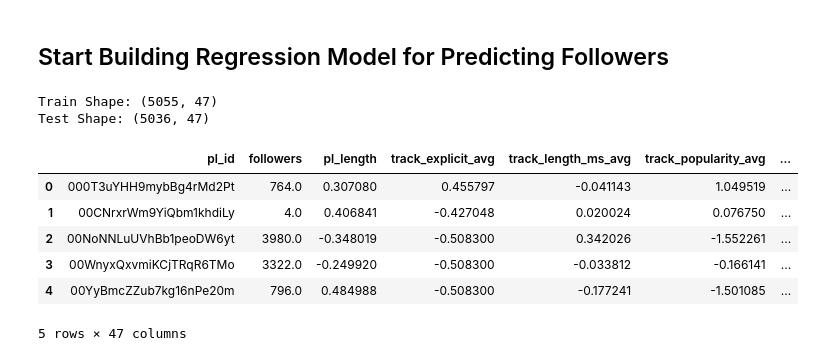
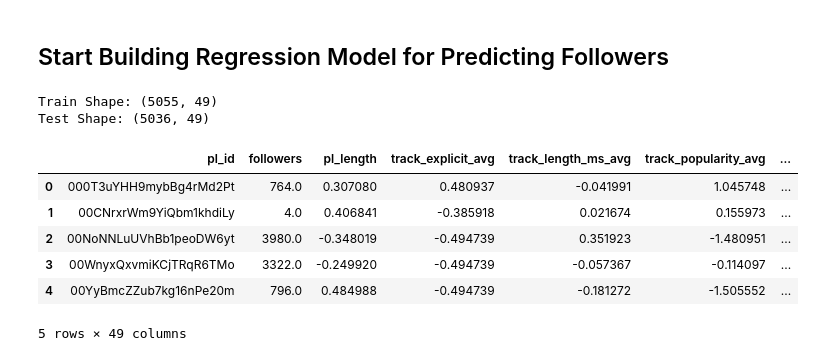
Before and after one commit to dhnightingale/webpage_spotify, a Jupyter notebook: notebooks/Spotify Data Analysis.ipynb, the cells around one changed output. Drawn from its saved outputs; the diff is of its cells as text; code cells hidden in the pictures.

```diff
--- a/notebooks/Spotify Data Analysis.ipynb
+++ b/notebooks/Spotify Data Analysis.ipynb
@@ -238,3 +236,7 @@ spotify_data_cleaned.head()
 | 3 | 4594125 | "mint is original, Spotify's fres... | https://api.spotify.com/v1/users/... | 37i9dQZF1DX4dyzvuaRJ0n | 60 | mint | 2017-11-17T02:38:57Z | 4iCNvVip0iPumdWvnDXrlw | ... |
 | 4 | 4594125 | "mint is original, Spotify's fres... | https://api.spotify.com/v1/users/... | 37i9dQZF1DX4dyzvuaRJ0n | 60 | mint | 2017-11-17T02:38:57Z | 1GBB9KOZlpCKeajYypiJ0C | ... |
 5 rows × 66 columns
+# %%
+# unpickle MSD data, merge with full dataset
+MSD = pd.read_pickle(data_folder + "MSD_data")
+spotify_data_cleaned = spotify_data_cleaned.merge(MSD, left_on=["track_name", "track_album_name"], right_on=["song", "album"], how='left')
@@ -241,3 +247,6 @@ spotify_data_cleaned.head()
+# %%
+# replace release year = 0 with NA
+spotify_data_cleaned['release_year'] = spotify_data_cleaned['release_year'].replace(0,np.NaN)
 # %%
 # re-check percent "missingness" (NaN) for each variable, cleaned dataset
 print(font.bold + "Percent Missing Values for each field:" + font.end)
@@ -284,13 +293,17 @@ playlist_data.rename(index=str, columns={"track_days": "pl_age"}, inplace=True)
 genres = spotify_data_cleaned.groupby('pl_id', as_index=False)['track_artist_genres'].groups
 
 # convert the dictionary to lists of unique genres and number of them
-playlist_genres = []
 playlist_variety = []
 for ID in pl_IDs:
-    entry = list(genres[ID])
-    playlist_genres.append(entry)
-    playlist_variety.append(len(entry))
+    indices = genres[ID]
+    entries = spotify_data_cleaned.iloc[indices]['track_artist_genres']
+    pl_genres = []
+    for entry in entries:
+        current_genres = entry.split("'")[1::2]
+        for word in current_genres:
+            if word not in pl_genres:
+                pl_genres.append(word)
+    playlist_variety.append(len(pl_genres))
 
 # add the lists to playlist dataframe
-# playlist_data['pl_genres'] = playlist_genres
 playlist_data['pl_genres_variety'] = playlist_variety
@@ -349,6 +354,6 @@ Top 5% of playlists have 3325 followers or more
 # %%
-# drop missing; few playlists
-playlist_data = playlist_data.dropna(how = 'any')
+# drop missing (for any variables except from MSD dataset); few playlists
+playlist_data = playlist_data.dropna(subset=['pl_age','track_days_avg'], how = 'any')
 # %%
 playlist_data.head()
 # %% [output]
@@ -478,29 +483,32 @@ ax.legend(loc='best')
 # %%
 # Split the dataset into train and test datasets
 np.random.seed(9001)
 msk = np.random.rand(len(playlist_data)) < 0.5
 train = playlist_data[msk]
 test = playlist_data[~msk]
 
 train = train.reset_index(drop=True)
 test = test.reset_index(drop=True)
 
 print("Train Shape:", train.shape)
 print("Test Shape:", test.shape)
 
 # Standardize Continuous Predictors
-col_stand = np.concatenate((train.columns[2:30], train.columns[33:45]))
+col_stand = np.concatenate((train.columns[2:30], train.columns[33:48]))
+mean = train[col_stand].mean() # save for later
+std = train[col_stand].std() # save for later
+
 test[col_stand] = (test[col_stand] - train[col_stand].mean()) / train[col_stand].std()
 train[col_stand] = (train[col_stand] - train[col_stand].mean()) / train[col_stand].std()
 
 train.head()
 # %% [output]
-Train Shape: (5055, 47)
-Test Shape: (5036, 47)
+Train Shape: (5055, 49)
+Test Shape: (5036, 49)
 |  | pl_id | followers | pl_length | track_explicit_avg | track_length_ms_avg | track_popularity_avg | ... |
-| 0 | 000T3uYHH9mybBg4rMd2Pt | 764.0 | 0.307080 | 0.455797 | -0.041143 | 1.049519 | ... |
-| 1 | 00CNrxrWm9YiQbm1khdiLy | 4.0 | 0.406841 | -0.427048 | 0.020024 | 0.076750 | ... |
-| 2 | 00NoNNLuUVhBb1peoDW6yt | 3980.0 | -0.348019 | -0.508300 | 0.342026 | -1.552261 | ... |
-| 3 | 00WnyxQxvmiKCjTRqR6TMo | 3322.0 | -0.249920 | -0.508300 | -0.033812 | -0.166141 | ... |
-| 4 | 00YyBmcZZub7kg16nPe20m | 796.0 | 0.484988 | -0.508300 | -0.177241 | -1.501085 | ... |
+| 0 | 000T3uYHH9mybBg4rMd2Pt | 764.0 | 0.307080 | 0.480937 | -0.041991 | 1.045748 | ... |
+| 1 | 00CNrxrWm9YiQbm1khdiLy | 4.0 | 0.406841 | -0.385918 | 0.021674 | 0.155973 | ... |
+| 2 | 00NoNNLuUVhBb1peoDW6yt | 3980.0 | -0.348019 | -0.494739 | 0.351923 | -1.480951 | ... |
+| 3 | 00WnyxQxvmiKCjTRqR6TMo | 3322.0 | -0.249920 | -0.494739 | -0.057367 | -0.114097 | ... |
+| 4 | 00YyBmcZZub7kg16nPe20m | 796.0 | 0.484988 | -0.494739 | -0.181272 | -1.505552 | ... |
-5 rows × 47 columns
+5 rows × 49 columns
```
Also changed, not shown: parts of 31 cells of this notebook, 10 other files.
